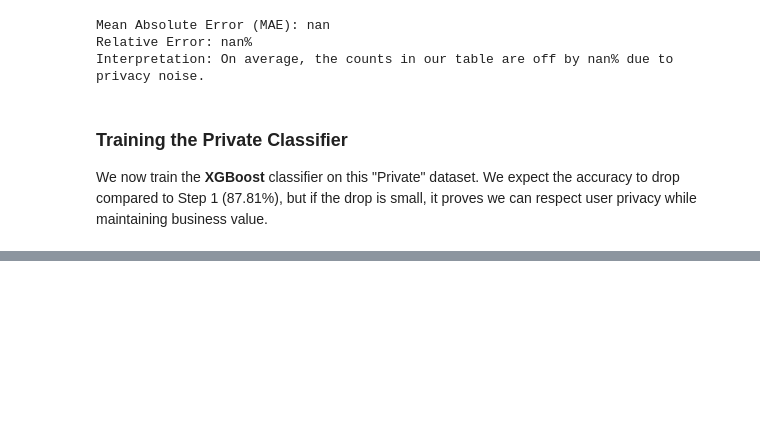
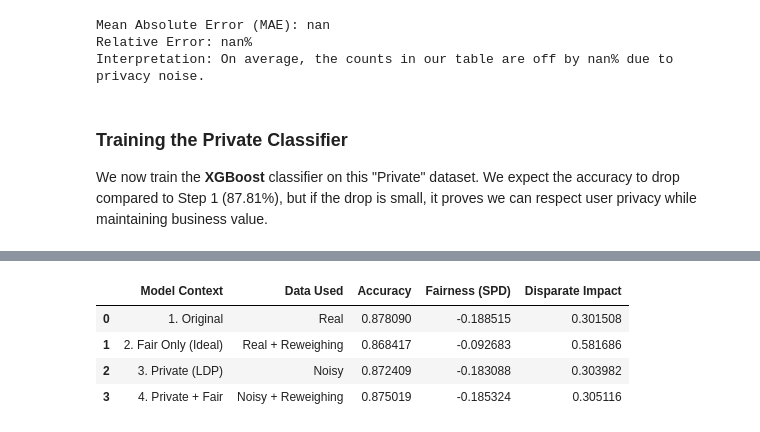
Before and after one commit to imadsharof/Project-on-Responsible-Data-Science, a Jupyter notebook: notebooks/Project_ResponsibleDS_GroupP3_Solutions.ipynb.ipynb, the cells around one changed output, grey strips where cells are left out. Drawn from its saved outputs; the diff is of its cells as text; code cells hidden in the pictures; blank space fills up the shorter version.

```diff
--- a/notebooks/Project_ResponsibleDS_GroupP3_Solutions.ipynb.ipynb
+++ b/notebooks/Project_ResponsibleDS_GroupP3_Solutions.ipynb.ipynb
@@ -702,0 +762,85 @@ weighted avg       0.87      0.87      0.87      6513
+# %%
+from aif360.datasets import BinaryLabelDataset
+from aif360.algorithms.preprocessing import Reweighing
+from xgboost import XGBClassifier
+import pandas as pd
+from sklearn.metrics import accuracy_score
+
+# Train Private + Fair Classifier
+
+# 1. Prepare Data using PRIVATE Training Data (X_train_p from Step 3)
+# The Reweighing algorithm must learn from the noisy data, not the real data
+train_priv_df = X_train_p.copy()
+train_priv_df['Income'] = y_train_p.copy() # Labels are usually kept real in this setup
+
+# Create AIF360 dataset
+dataset_priv_train = BinaryLabelDataset(
+    favorable_label=1, unfavorable_label=0,
+    df=train_priv_df,
+    label_names=['Income'],
+    protected_attribute_names=['Sex', 'Age']
+)
+
+# 2. Learn Weights on Private Data
+# Note: The algorithm calculates weights based on noisy 'Sex' and 'Age'
+privileged_groups = [{'Sex': 1}]
+unprivileged_groups = [{'Sex': 0}]
+
+RW_priv = Reweighing(
+    unprivileged_groups=unprivileged_groups,
+    privileged_groups=privileged_groups
+)
+
+# Fit Reweighing on private data
+dataset_transf_priv_train = RW_priv.fit_transform(dataset_priv_train)
+new_weights_priv = dataset_transf_priv_train.instance_weights
+
+# 3. Train XGBoost on Private Data with Private Weights
+clf_priv_fair = XGBClassifier(
+    n_estimators=100,
+    max_depth=6,
+    learning_rate=0.1,
+    random_state=42,
+    eval_metric='logloss'
+)
+
+clf_priv_fair.fit(X_train_p, y_train_p, sample_weight=new_weights_priv)
+
+print("Private + Fair Classifier training complete.")
+
+# Audit (The Real World Test)
+
+# Helper function (if not already defined in Step 2)
+def get_metrics_audit(model, X_test_real, y_test_real):
+    y_pred = model.predict(X_test_real)
+    acc = accuracy_score(y_test_real, y_pred)
+
+    # We create a temporary dataset with REAL attributes to check Fairness
+    temp_df = X_test_real.copy()
+    temp_df['Predicted'] = y_pred
+    ds_pred = BinaryLabelDataset(
+        favorable_label=1, unfavorable_label=0,
+        df=temp_df, label_names=['Predicted'], protected_attribute_names=['Sex']
+    )
+    metric = BinaryLabelDatasetMetric(ds_pred, unprivileged_groups=[{'Sex': 0}], privileged_groups=[{'Sex': 1}])
+
+    return acc, metric.statistical_parity_difference(), metric.disparate_impact()
+
+# Evaluate all models on REAL Test Data (X_test)
+acc_orig, spd_orig, di_orig = get_metrics_audit(clf, X_test, y_test)
+acc_fair, spd_fair, di_fair = get_metrics_audit(clf_fair, X_test, y_test)
+acc_priv, spd_priv, di_priv = get_metrics_audit(clf_private, X_test, y_test)
+acc_pf, spd_pf, di_pf = get_metrics_audit(clf_priv_fair, X_test, y_test)
+
+# Summary Table
+final_audit = pd.DataFrame({
+    'Model Context': ['1. Original', '2. Fair Only (Ideal)', '3. Private (LDP)', '4. Private + Fair'],
+    'Data Used': ['Real', 'Real + Reweighing', 'Noisy', 'Noisy + Reweighing'],
+    'Accuracy': [acc_orig, acc_fair, acc_priv, acc_pf],
+    'Fairness (SPD)': [spd_orig, spd_fair, spd_priv, spd_pf],
+    'Disparate Impact': [di_orig, di_fair, di_priv, di_pf]
+})
+
+print("\n--- FINAL AUDITOR REPORT (Evaluated on Ground Truth Data) ---")
+display(final_audit)
+# %% [output]
@@ -702,0 +850,5 @@ weighted avg       0.87      0.87      0.87      6513
+|  | Model Context | Data Used | Accuracy | Fairness (SPD) | Disparate Impact |
+| 0 | 1. Original | Real | 0.878090 | -0.188515 | 0.301508 |
+| 1 | 2. Fair Only (Ideal) | Real + Reweighing | 0.868417 | -0.092683 | 0.581686 |
+| 2 | 3. Private (LDP) | Noisy | 0.872409 | -0.183088 | 0.303982 |
+| 3 | 4. Private + Fair | Noisy + Reweighing | 0.875019 | -0.185324 | 0.305116 |
```
Also changed, not shown: parts of 12 cells of this notebook, 6 other files.
